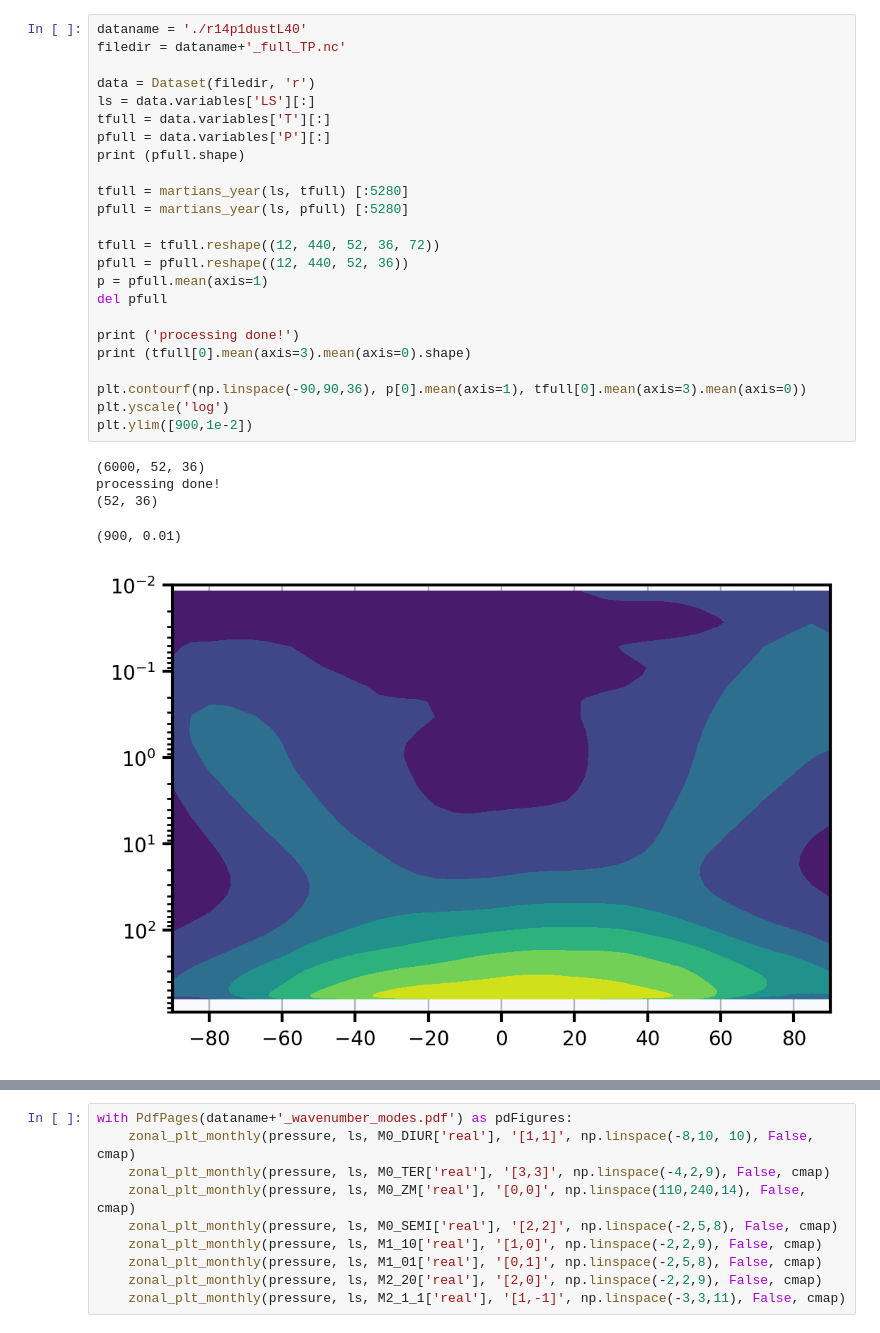
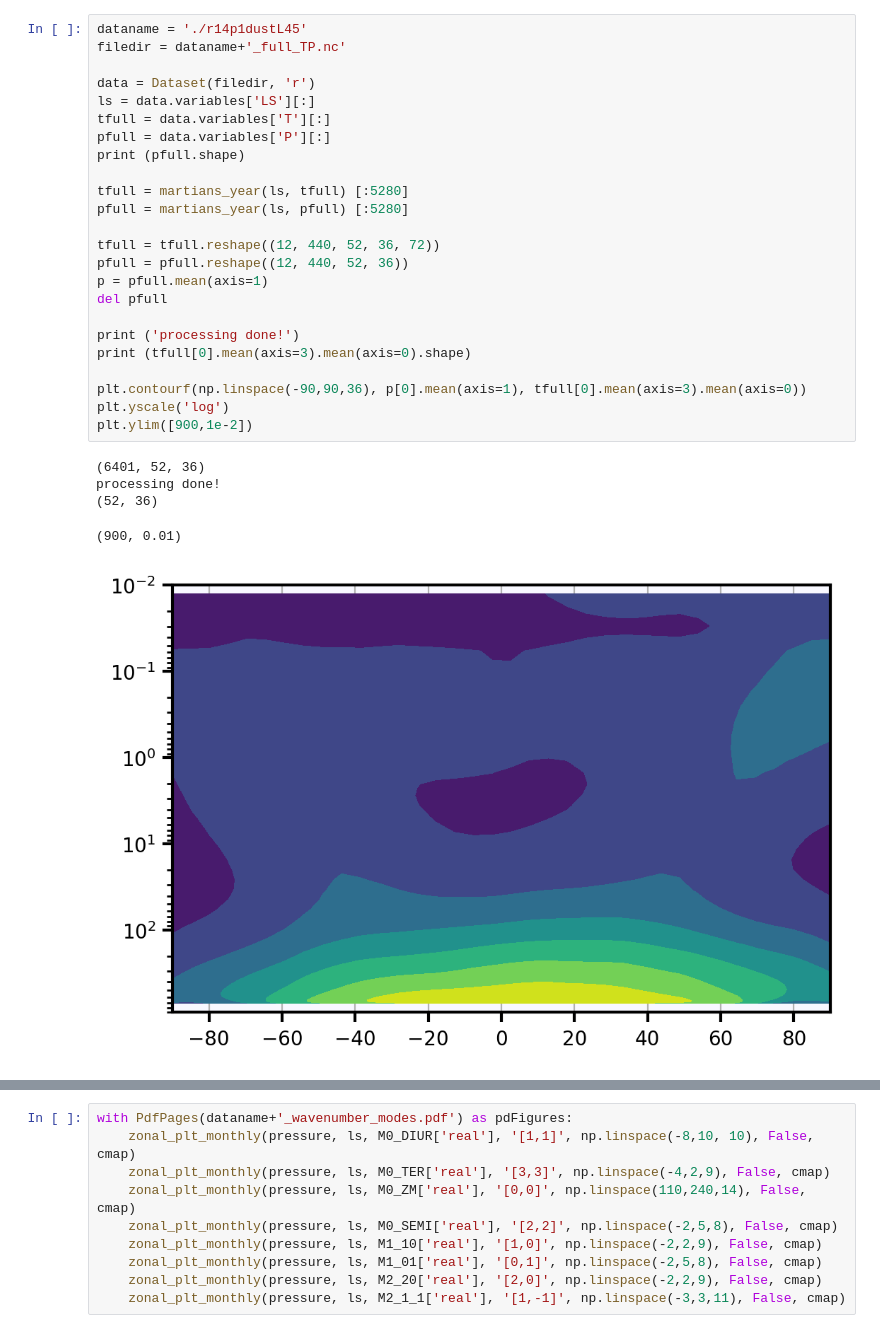
Before and after one commit to sokvisal/marswrf, a Jupyter notebook: fullfield_temperature_filtered.ipynb, the cells around one changed output, grey strips where cells are left out. Drawn from its saved outputs; the diff is of its cells as text.

```diff
--- a/fullfield_temperature_filtered.ipynb
+++ b/fullfield_temperature_filtered.ipynb
@@ -102,35 +102,35 @@ def zonal_plt_monthly(ydata, ls, data, title, level=12, norm=False, cmap=None):
 # %% [output]
 test
 # %%
-dataname = './r14p1dustL40'
+dataname = './r14p1dustL45'
 filedir = dataname+'_full_TP.nc'
 
 data = Dataset(filedir, 'r')
 ls = data.variables['LS'][:]
 tfull = data.variables['T'][:]
 pfull = data.variables['P'][:]
 print (pfull.shape)
 
 tfull = martians_year(ls, tfull) [:5280]
 pfull = martians_year(ls, pfull) [:5280]
 
 tfull = tfull.reshape((12, 440, 52, 36, 72))
 pfull = pfull.reshape((12, 440, 52, 36))
 p = pfull.mean(axis=1)
 del pfull
 
 print ('processing done!')
 print (tfull[0].mean(axis=3).mean(axis=0).shape)
 
 plt.contourf(np.linspace(-90,90,36), p[0].mean(axis=1), tfull[0].mean(axis=3).mean(axis=0))
 plt.yscale('log')
 plt.ylim([900,1e-2])
 # %% [output]
-(6000, 52, 36)
+(6401, 52, 36)
 processing done!
 (52, 36)
 (900, 0.01)
-[figure, old version]
+[figure, new version]
 # %%
 tmpPress = np.linspace(0,1,52)
 lat = np.linspace(-90,90,36)
```
Also changed, not shown: parts of 5 cells of this notebook.
